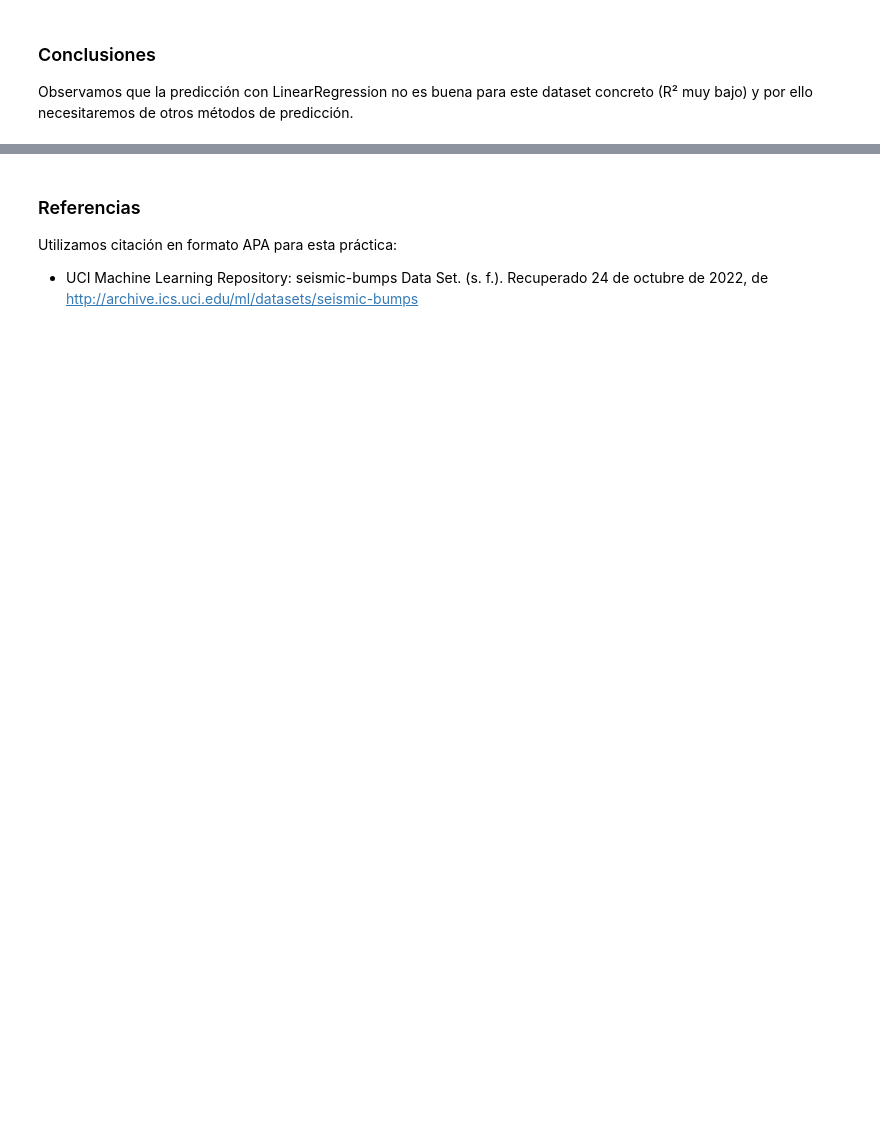
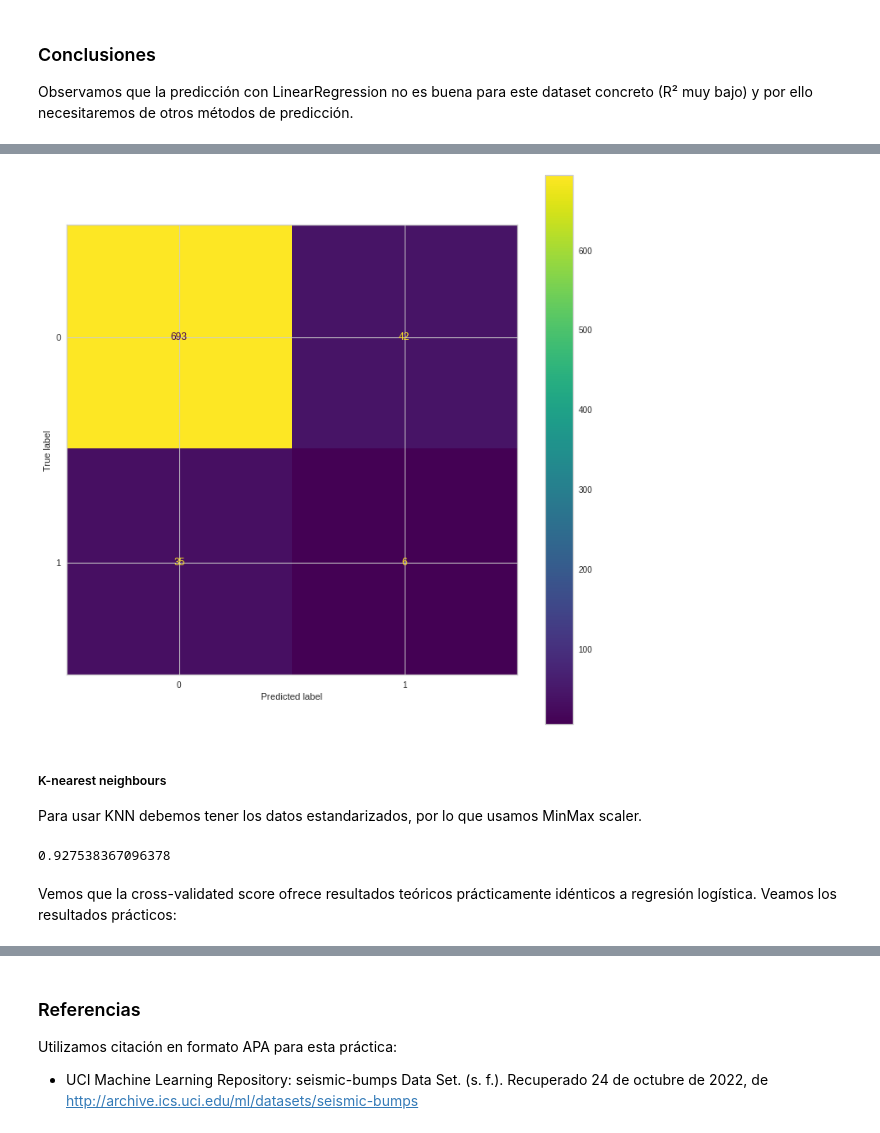
Before and after one commit to AlphaIcarus/PracticaAPA, a Jupyter notebook: Práctica_Guillem_Gonzalez_Carles_Orriols.ipynb, the cells around one changed output, grey strips where cells are left out. Saved outputs shown, nothing was run; the diff lists cells and outputs as text; code cells hidden in the pictures; blank space fills up the shorter version.

```diff
--- a/Práctica_Guillem_Gonzalez_Carles_Orriols.ipynb
+++ b/Práctica_Guillem_Gonzalez_Carles_Orriols.ipynb
@@ -193,0 +369,9 @@ Observamos que la predicción con LinearRegression no es buena para este dataset
+# %%
+plt.figure(figsize=(12,12));
+ConfusionMatrixDisplay.from_estimator(gnb_model, X_test, y_test, ax=plt.subplot());
+# %% [output]
+[figure, added]
+# %% [markdown]
+##### K-nearest neighbours
+
+Para usar KNN debemos tener los datos estandarizados, por lo que usamos MinMax scaler.
@@ -193,0 +384,7 @@ Observamos que la predicción con LinearRegression no es buena para este dataset
+# %%
+knn =  KNeighborsClassifier()
+print(np.mean(cross_val_score(knn,X_train_s,y_train,cv=10)))
+# %% [output]
+0.927538367096378
+# %% [markdown]
+Vemos que la cross-validated score ofrece resultados teóricos prácticamente idénticos a regresión logística. Veamos los resultados prácticos:
```
Also changed, not shown: parts of 49 cells of this notebook.
